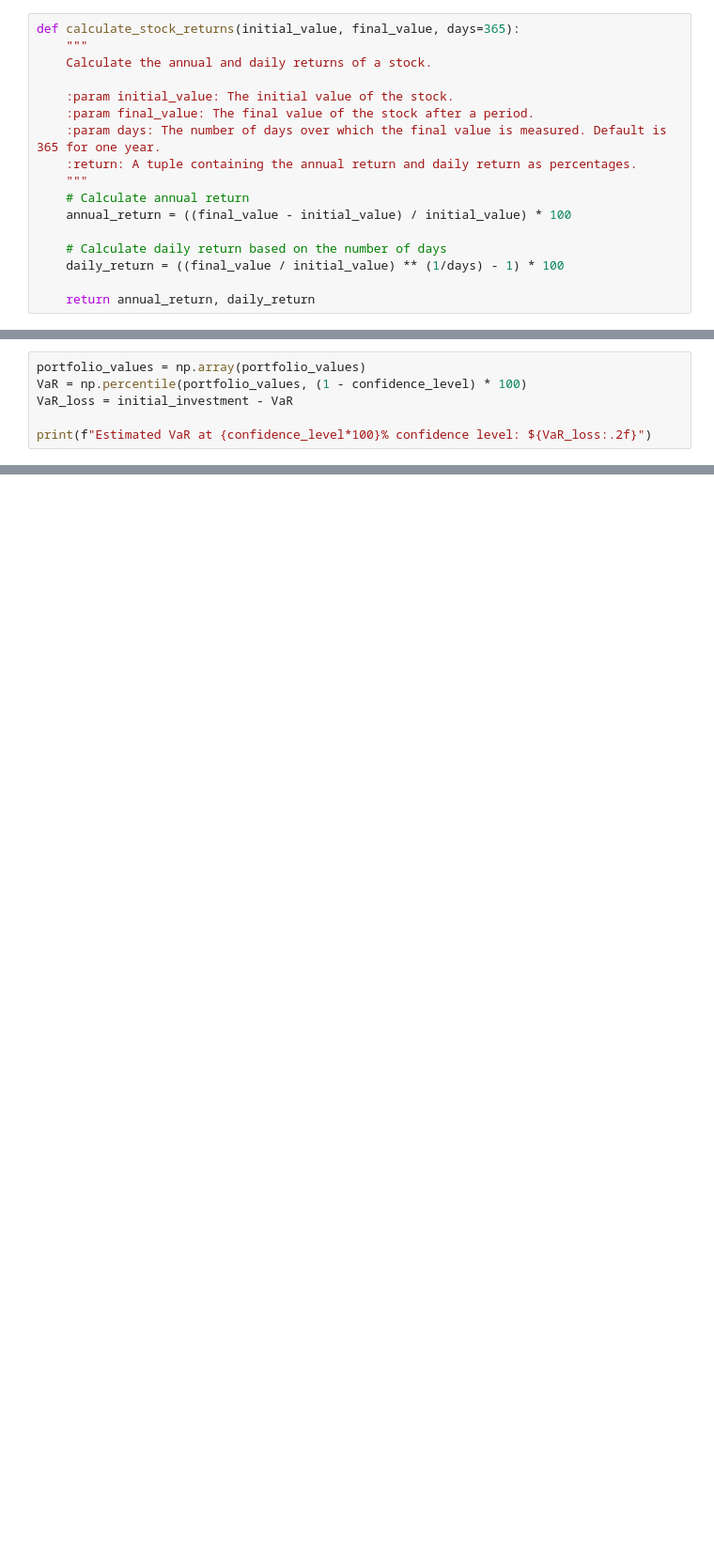
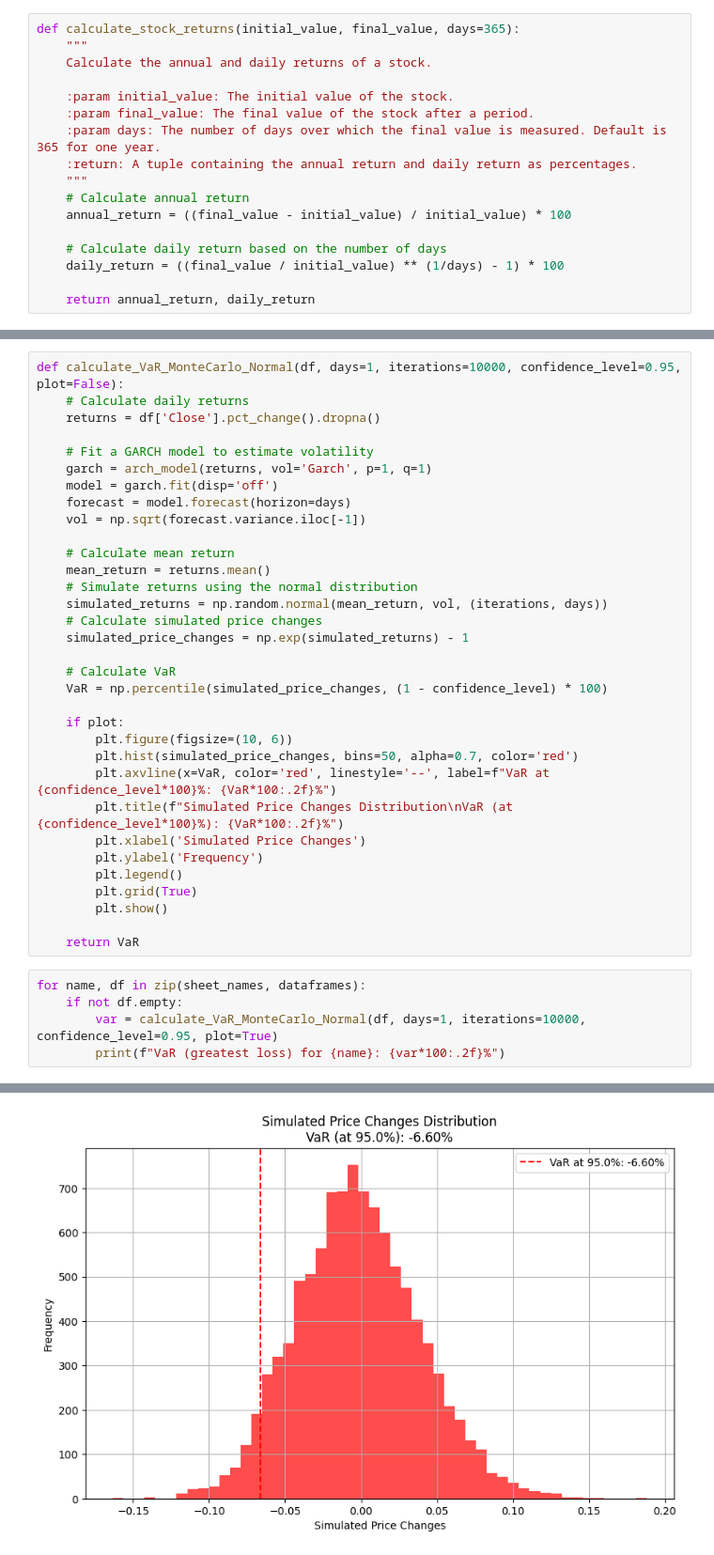
Before and after one commit to KunAn89/Modeling, a Jupyter notebook: Modeling_Market_Risk.ipynb, the cells around one changed output, grey strips where cells are left out. Shown at 94% size. Saved outputs shown, nothing was run; the diff lists cells and outputs as text; blank space fills up the shorter version.

```diff
--- a/Modeling_Market_Risk.ipynb
+++ b/Modeling_Market_Risk.ipynb
@@ -234,6 +547,0 @@ for _ in range(num_simulations):
-# %%
-portfolio_values = np.array(portfolio_values)
-VaR = np.percentile(portfolio_values, (1 - confidence_level) * 100)
-VaR_loss = initial_investment - VaR
-
-print(f"Estimated VaR at {confidence_level*100}% confidence level: ${VaR_loss:.2f}")
@@ -243,0 +571,39 @@ Combine
+# %%
+def calculate_VaR_MonteCarlo_Normal(df, days=1, iterations=10000, confidence_level=0.95, plot=False):
+    # Calculate daily returns
+    returns = df['Close'].pct_change().dropna()
+
+    # Fit a GARCH model to estimate volatility
+    garch = arch_model(returns, vol='Garch', p=1, q=1)
+    model = garch.fit(disp='off')
+    forecast = model.forecast(horizon=days)
+    vol = np.sqrt(forecast.variance.iloc[-1])
+
+    # Calculate mean return
+    mean_return = returns.mean()
+    # Simulate returns using the normal distribution
+    simulated_returns = np.random.normal(mean_return, vol, (iterations, days))
+    # Calculate simulated price changes
+    simulated_price_changes = np.exp(simulated_returns) - 1
+
+    # Calculate VaR
+    VaR = np.percentile(simulated_price_changes, (1 - confidence_level) * 100)
+
+    if plot:
+        plt.figure(figsize=(10, 6))
+        plt.hist(simulated_price_changes, bins=50, alpha=0.7, color='red')
+        plt.axvline(x=VaR, color='red', linestyle='--', label=f"VaR at {confidence_level*100}%: {VaR*100:.2f}%")
+        plt.title(f"Simulated Price Changes Distribution\nVaR (at {confidence_level*100}%): {VaR*100:.2f}%")
+        plt.xlabel('Simulated Price Changes')
+        plt.ylabel('Frequency')
+        plt.legend()
+        plt.grid(True)
+        plt.show()
+
+    return VaR
+# %%
+for name, df in zip(sheet_names, dataframes):
+    if not df.empty:
+        var = calculate_VaR_MonteCarlo_Normal(df, days=1, iterations=10000, confidence_level=0.95, plot=True)
+        print(f"VaR (greatest loss) for {name}: {var*100:.2f}%")
+# %% [output]
@@ -243,0 +618 @@ Combine
+[figure, added]
```
Also changed, not shown: parts of 54 cells of this notebook.
